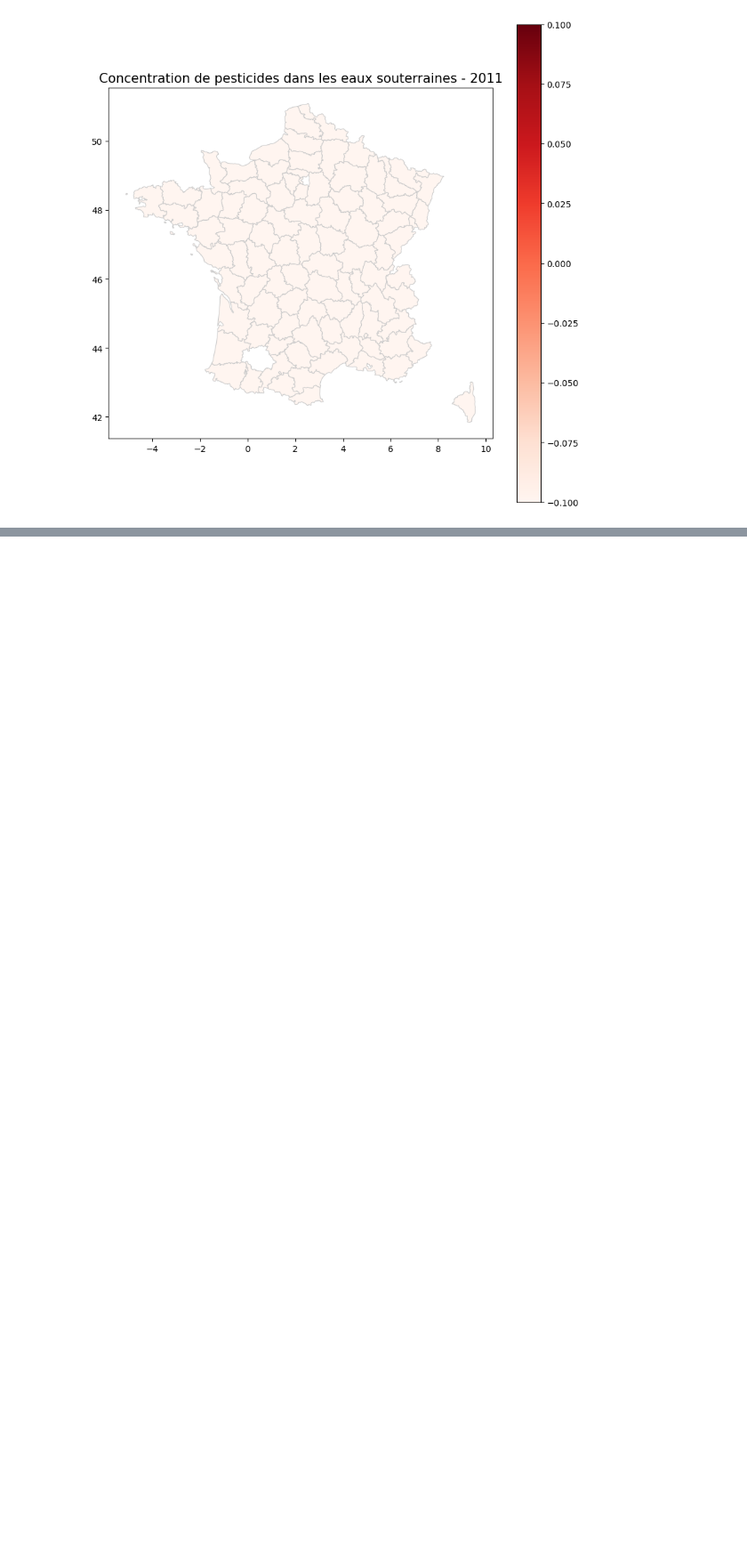
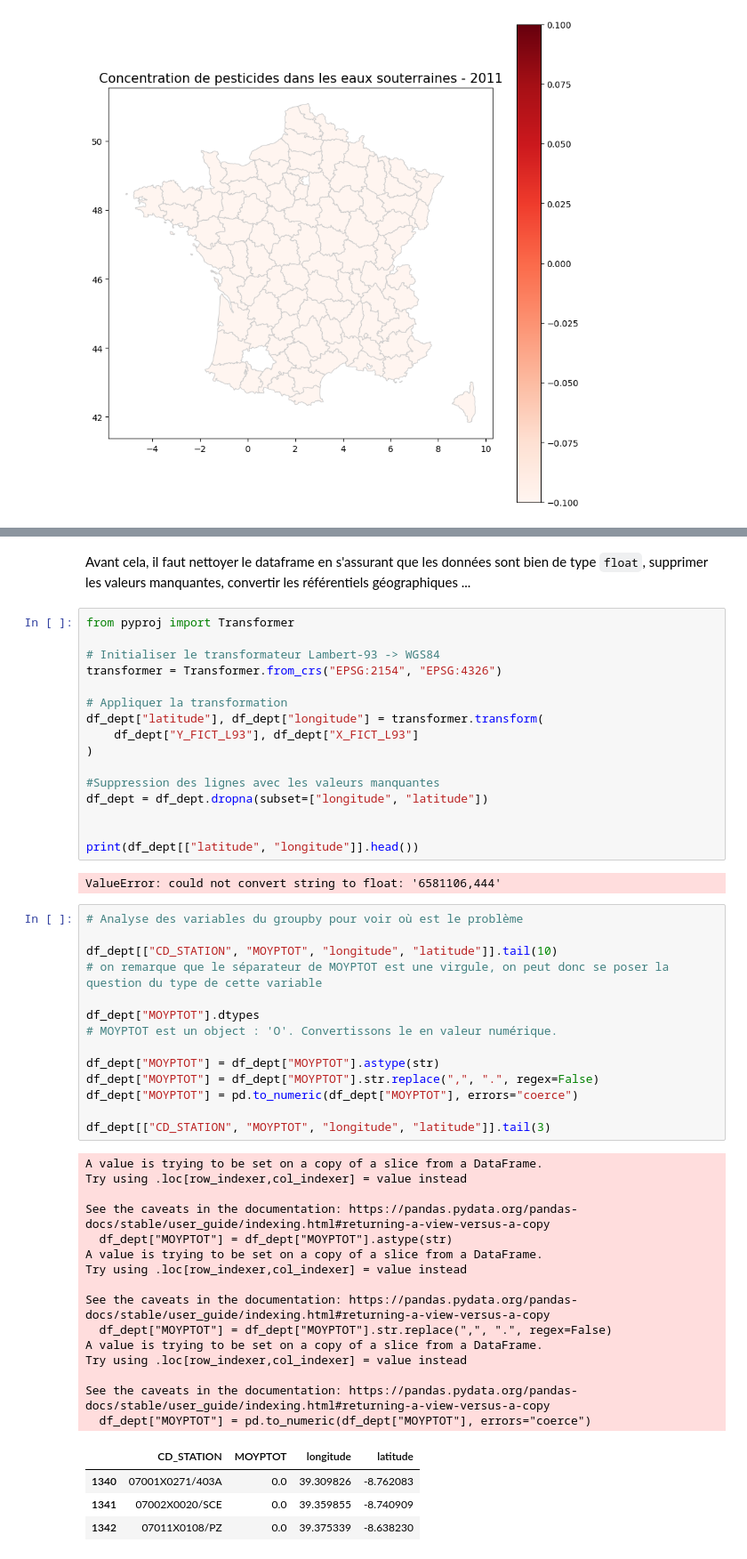
Before and after one commit to ElisefontaineEnsae/AgricultureBio_France, a Jupyter notebook: Cartographie Eaux souterraines/Carto.ipynb, the cells around one changed output, grey strips where cells are left out. Shown at 89% size. Saved outputs shown, nothing was run; the diff lists cells and outputs as text; blank space fills up the shorter version.

```diff
--- a/Cartographie Eaux souterraines/Carto.ipynb
+++ b/Cartographie Eaux souterraines/Carto.ipynb
@@ -231,0 +199,54 @@ Nombre de points - MOYPTOT: 881
+# %% [markdown]
+Avant cela, il faut nettoyer le dataframe en s'assurant que les données sont bien de type `float`, supprimer les valeurs manquantes, convertir les référentiels géographiques ...
+# %%
+from pyproj import Transformer
+
+# Initialiser le transformateur Lambert-93 -> WGS84
+transformer = Transformer.from_crs("EPSG:2154", "EPSG:4326")
+
+# Appliquer la transformation
+df_dept["latitude"], df_dept["longitude"] = transformer.transform(
+    df_dept["Y_FICT_L93"], df_dept["X_FICT_L93"]
+)
+
+#Suppression des lignes avec les valeurs manquantes
+df_dept = df_dept.dropna(subset=["longitude", "latitude"])
+
+
+print(df_dept[["latitude", "longitude"]].head())
+# %% [output]
+ValueError: could not convert string to float: '6581106,444'
+# %%
+# Analyse des variables du groupby pour voir où est le problème
+
+df_dept[["CD_STATION", "MOYPTOT", "longitude", "latitude"]].tail(10)
+# on remarque que le séparateur de MOYPTOT est une virgule, on peut donc se poser la question du type de cette variable
+
+df_dept["MOYPTOT"].dtypes
+# MOYPTOT est un object : 'O'. Convertissons le en valeur numérique.
+
+df_dept["MOYPTOT"] = df_dept["MOYPTOT"].astype(str)
+df_dept["MOYPTOT"] = df_dept["MOYPTOT"].str.replace(",", ".", regex=False)
+df_dept["MOYPTOT"] = pd.to_numeric(df_dept["MOYPTOT"], errors="coerce")
+
+df_dept[["CD_STATION", "MOYPTOT", "longitude", "latitude"]].tail(3)
+# %% [output]
+A value is trying to be set on a copy of a slice from a DataFrame.
+Try using .loc[row_indexer,col_indexer] = value instead
+
+See the caveats in the documentation: https://pandas.pydata.org/pandas-docs/stable/user_guide/indexing.html#returning-a-view-versus-a-copy
+  df_dept["MOYPTOT"] = df_dept["MOYPTOT"].astype(str)
+A value is trying to be set on a copy of a slice from a DataFrame.
+Try using .loc[row_indexer,col_indexer] = value instead
+
+See the caveats in the documentation: https://pandas.pydata.org/pandas-docs/stable/user_guide/indexing.html#returning-a-view-versus-a-copy
+  df_dept["MOYPTOT"] = df_dept["MOYPTOT"].str.replace(",", ".", regex=False)
+A value is trying to be set on a copy of a slice from a DataFrame.
+Try using .loc[row_indexer,col_indexer] = value instead
+
+See the caveats in the documentation: https://pandas.pydata.org/pandas-docs/stable/user_guide/indexing.html#returning-a-view-versus-a-copy
+  df_dept["MOYPTOT"] = pd.to_numeric(df_dept["MOYPTOT"], errors="coerce")
+|  | CD_STATION | MOYPTOT | longitude | latitude |
+| 1340 | 07001X0271/403A | 0.0 | 39.309826 | -8.762083 |
+| 1341 | 07002X0020/SCE | 0.0 | 39.359855 | -8.740909 |
+| 1342 | 07011X0108/PZ | 0.0 | 39.375339 | -8.638230 |
```
Also changed, not shown: parts of 13 cells of this notebook, 1 other file.
